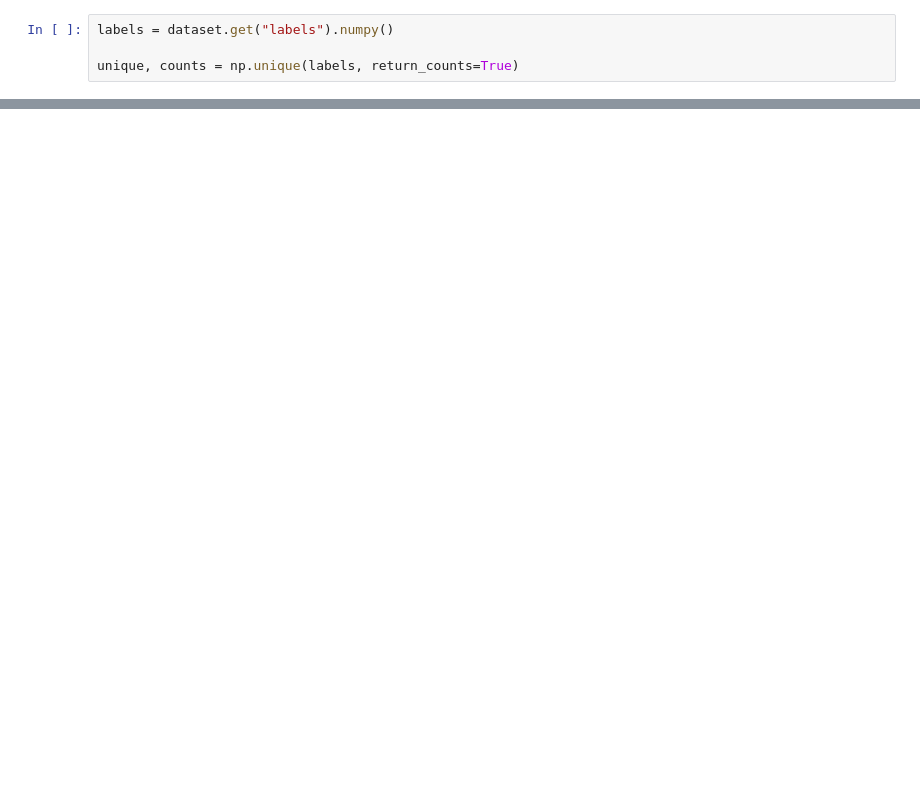
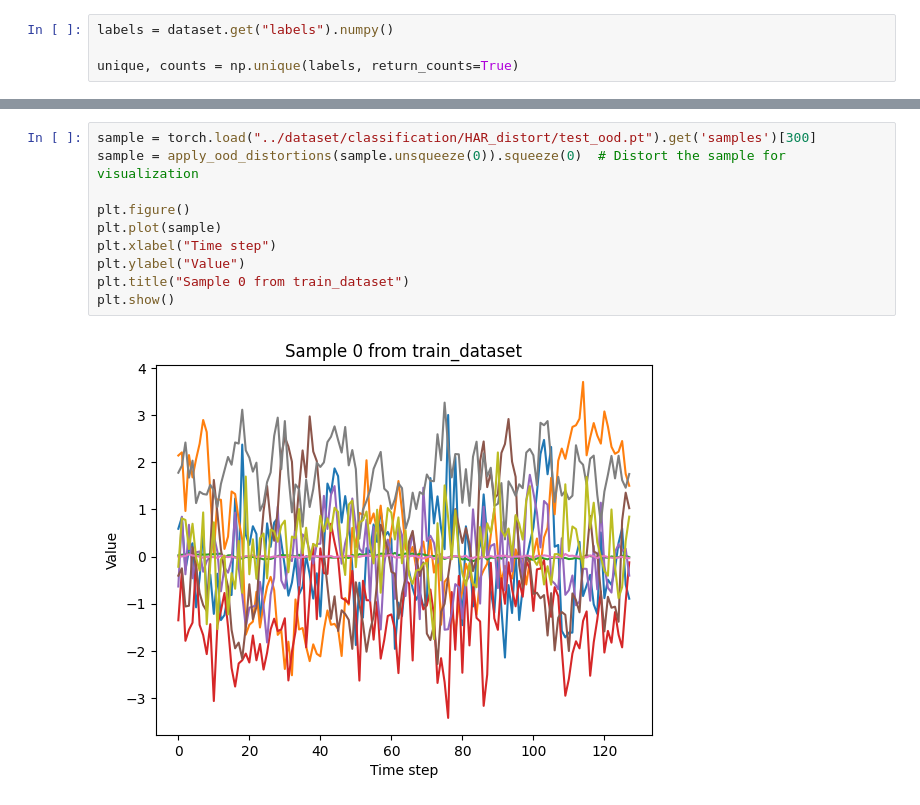
Before and after one commit to czotterbenedek/ood-detection-with-timedrl, a Jupyter notebook: notebooks/data_check.ipynb, the cells around one changed output, grey strips where cells are left out. Drawn from its saved outputs; the diff is of its cells as text; blank space fills up the shorter version.

```diff
--- a/notebooks/data_check.ipynb
+++ b/notebooks/data_check.ipynb
@@ -63,0 +136,12 @@ plt.show()
+# %%
+sample = torch.load("../dataset/classification/HAR_distort/test_ood.pt").get('samples')[300]
+sample = apply_ood_distortions(sample.unsqueeze(0)).squeeze(0)  # Distort the sample for visualization
+
+plt.figure()
+plt.plot(sample)
+plt.xlabel("Time step")
+plt.ylabel("Value")
+plt.title("Sample 0 from train_dataset")
+plt.show()
+# %% [output]
+[figure, added]
```
Also changed, not shown: parts of 7 cells of this notebook, 29 other files.
